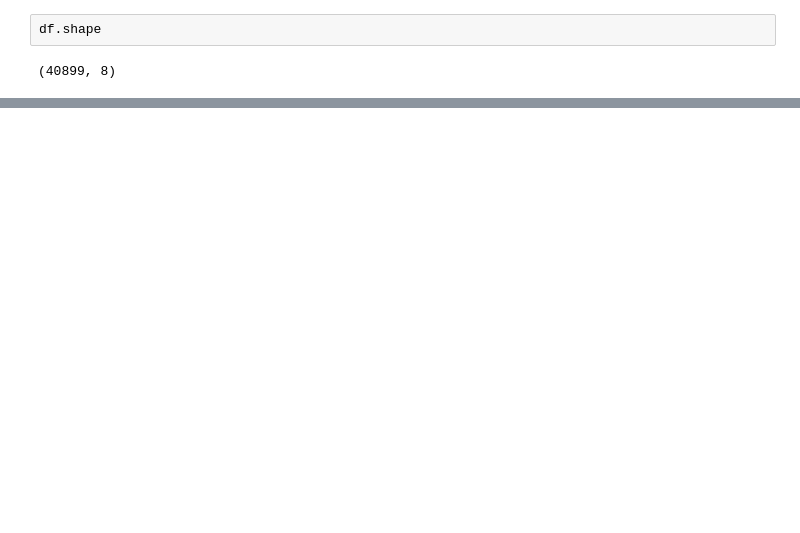
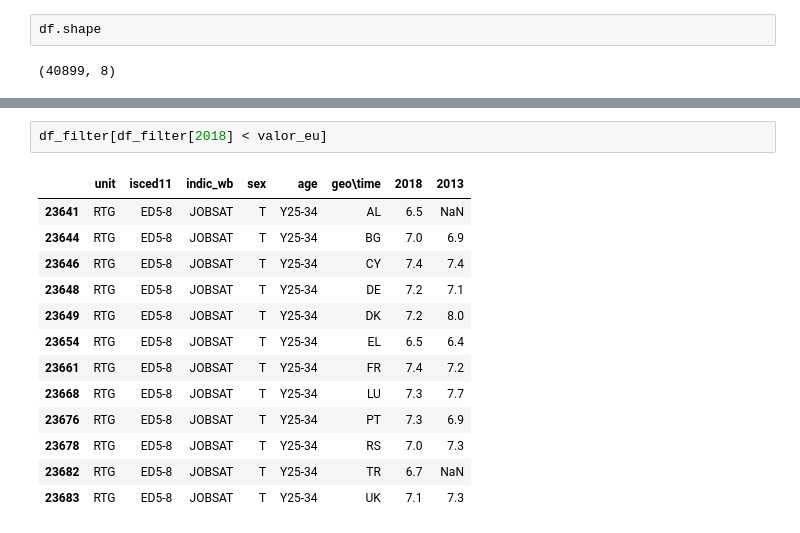
Before and after one commit to JALVARADORUIZ/Magister_BigData_UB, a Jupyter notebook: M3_AI1_AlvaradoRuizJoseArmando.ipynb, the cells around one changed output, grey strips where cells are left out. Cells and saved outputs as stored; diff of their text form; blank space fills up the shorter version.

```diff
--- a/M3_AI1_AlvaradoRuizJoseArmando.ipynb
+++ b/M3_AI1_AlvaradoRuizJoseArmando.ipynb
@@ -93,0 +233,16 @@ data_2018.plot.bar()
+# %%
+df_filter[df_filter[2018] < valor_eu]
+# %% [output]
+|  | unit | isced11 | indic_wb | sex | age | geo\time | 2018 | 2013 |
+| 23641 | RTG | ED5-8 | JOBSAT | T | Y25-34 | AL | 6.5 | NaN |
+| 23644 | RTG | ED5-8 | JOBSAT | T | Y25-34 | BG | 7.0 | 6.9 |
+| 23646 | RTG | ED5-8 | JOBSAT | T | Y25-34 | CY | 7.4 | 7.4 |
+| 23648 | RTG | ED5-8 | JOBSAT | T | Y25-34 | DE | 7.2 | 7.1 |
+| 23649 | RTG | ED5-8 | JOBSAT | T | Y25-34 | DK | 7.2 | 8.0 |
+| 23654 | RTG | ED5-8 | JOBSAT | T | Y25-34 | EL | 6.5 | 6.4 |
+| 23661 | RTG | ED5-8 | JOBSAT | T | Y25-34 | FR | 7.4 | 7.2 |
+| 23668 | RTG | ED5-8 | JOBSAT | T | Y25-34 | LU | 7.3 | 7.7 |
+| 23676 | RTG | ED5-8 | JOBSAT | T | Y25-34 | PT | 7.3 | 6.9 |
+| 23678 | RTG | ED5-8 | JOBSAT | T | Y25-34 | RS | 7.0 | 7.3 |
+| 23682 | RTG | ED5-8 | JOBSAT | T | Y25-34 | TR | 6.7 | NaN |
+| 23683 | RTG | ED5-8 | JOBSAT | T | Y25-34 | UK | 7.1 | 7.3 |
```
Also changed, not shown: parts of 32 cells of this notebook.
